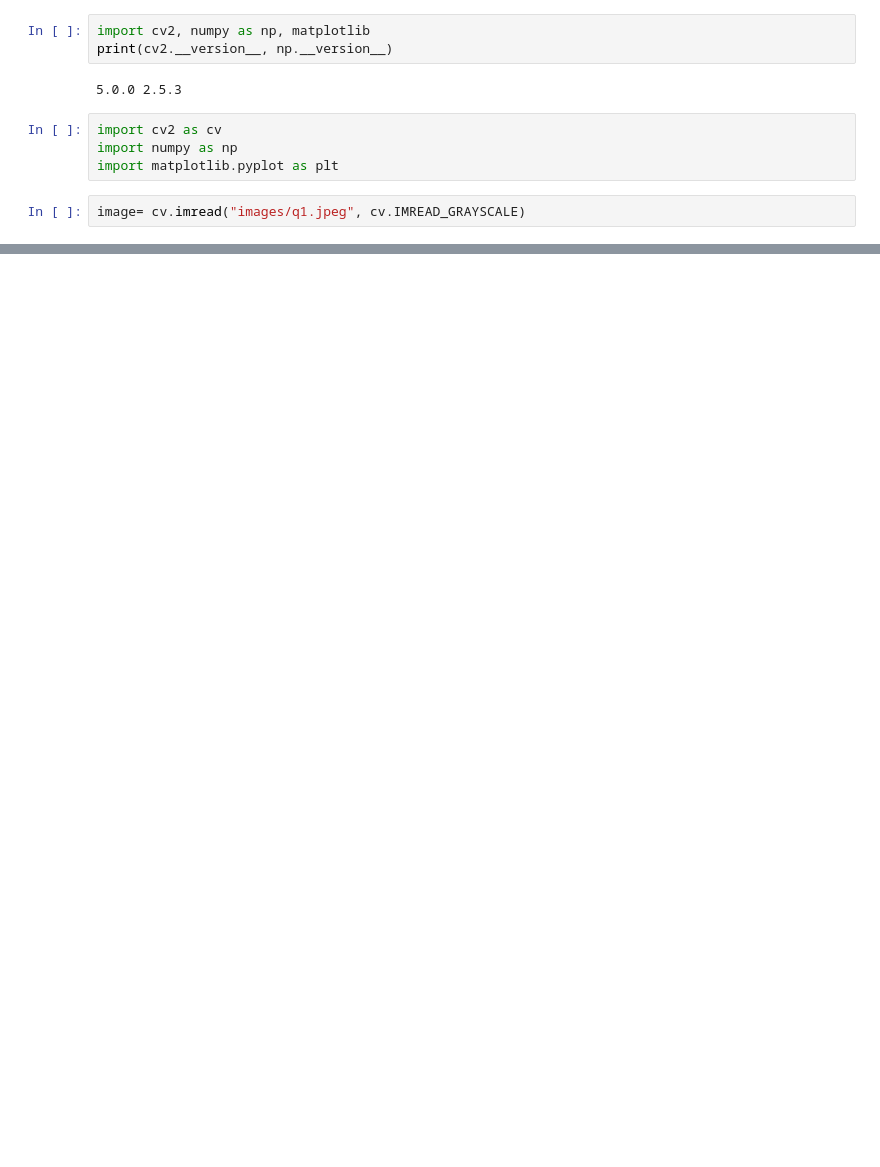
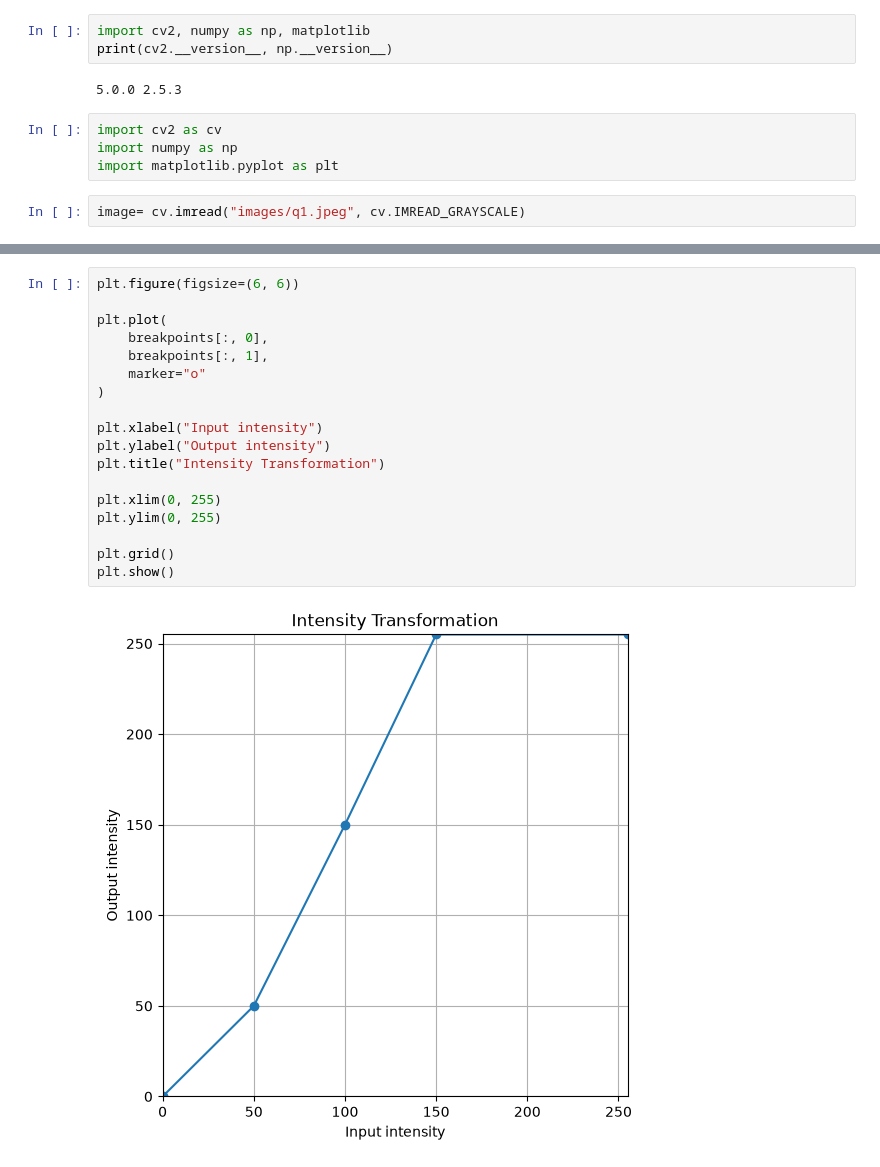
Before and after one commit to chelsijayakody/en3160-a01, a Jupyter notebook: assignmentt.ipynb, the cells around one changed output, grey strips where cells are left out. Cells and saved outputs as stored; diff of their text form; blank space fills up the shorter version.

```diff
--- a/assignmentt.ipynb
+++ b/assignmentt.ipynb
@@ -47,0 +57,20 @@ print(os.listdir())
+# %%
+plt.figure(figsize=(6, 6))
+
+plt.plot(
+    breakpoints[:, 0],
+    breakpoints[:, 1],
+    marker="o"
+)
+
+plt.xlabel("Input intensity")
+plt.ylabel("Output intensity")
+plt.title("Intensity Transformation")
+
+plt.xlim(0, 255)
+plt.ylim(0, 255)
+
+plt.grid()
+plt.show()
+# %% [output]
+[figure, added]
```
Also changed, not shown: parts of 16 cells of this notebook.
